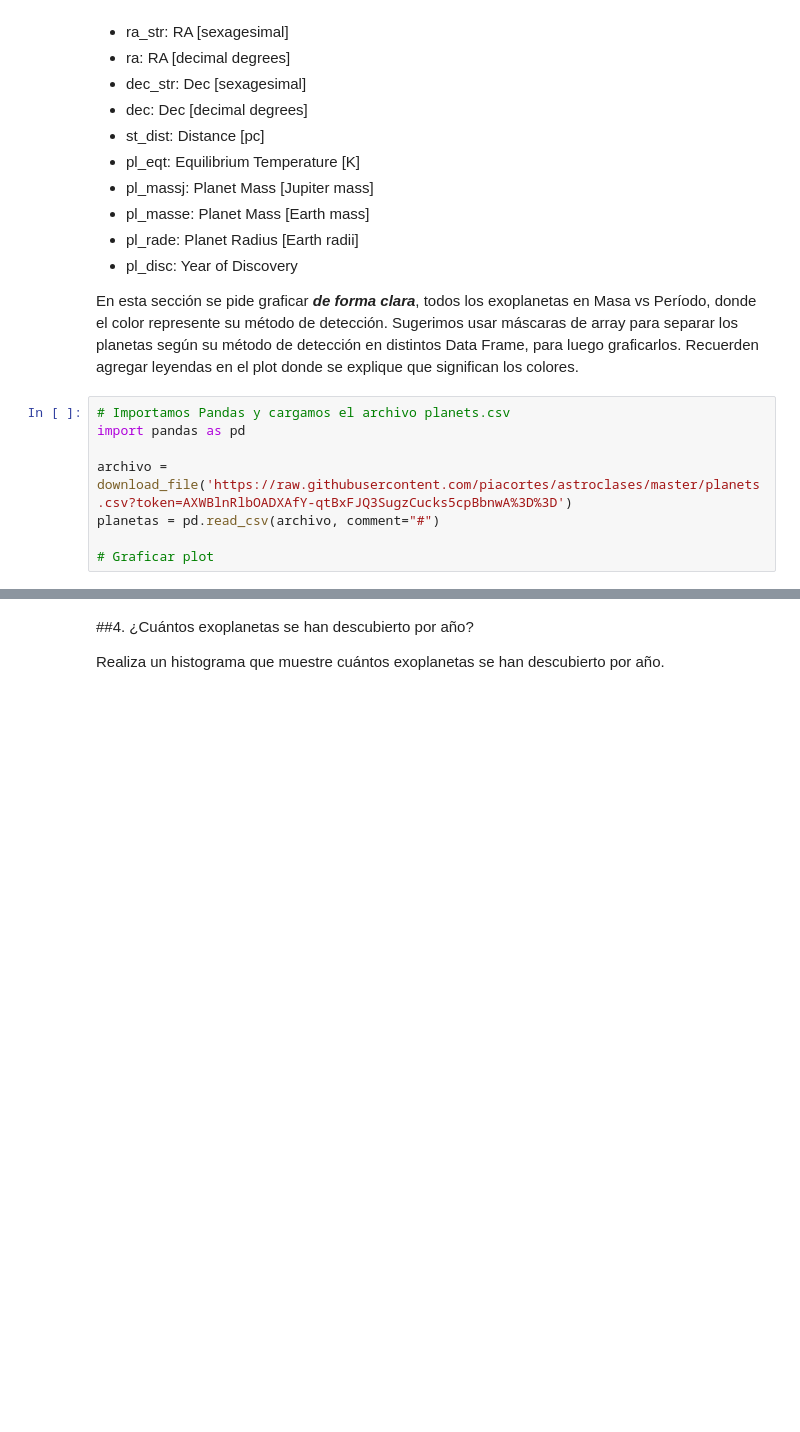
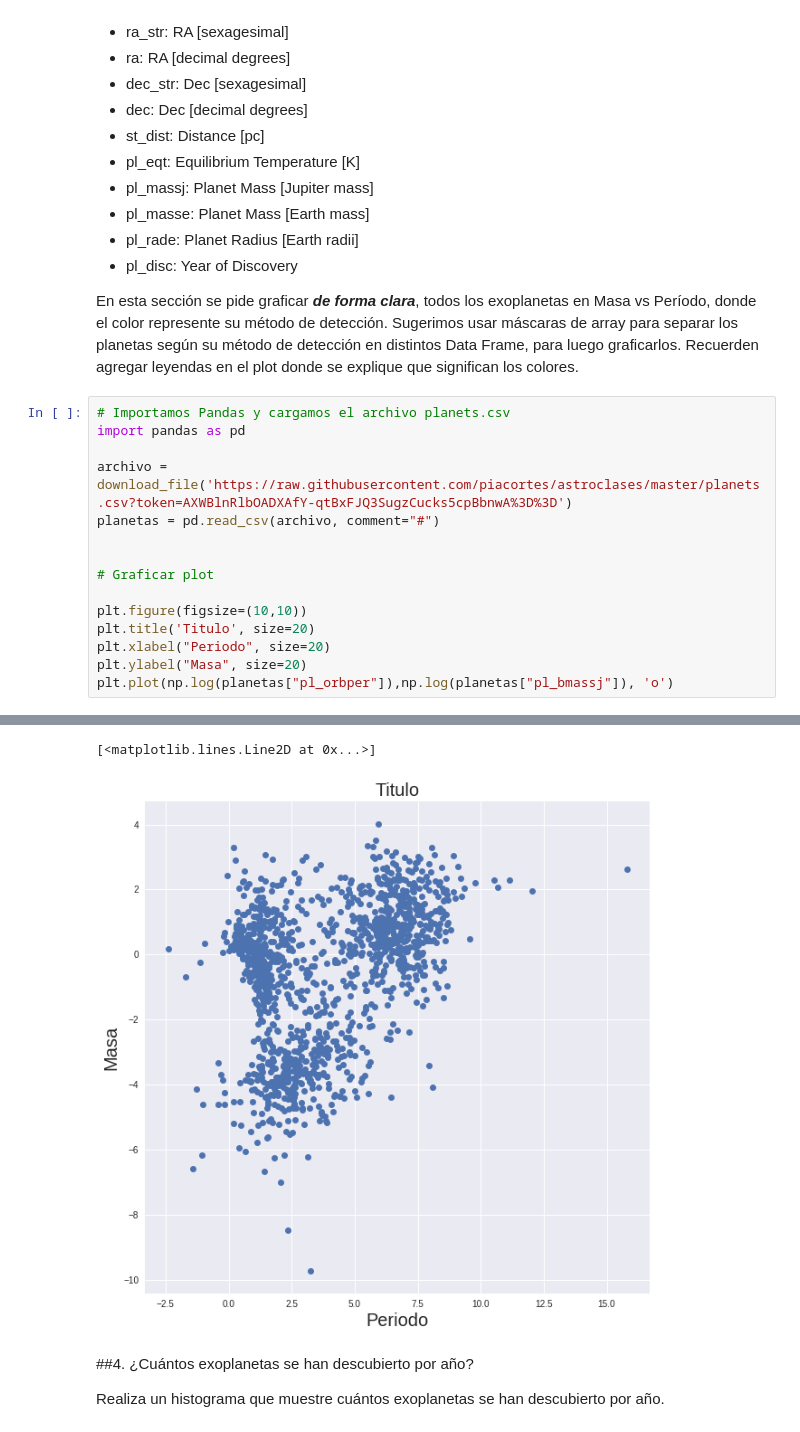
Before and after one commit to PaulaBDS/minitarea3, a Jupyter notebook: minitarea3.ipynb, the cells around one changed output, grey strips where cells are left out. Saved outputs shown, nothing was run; the diff lists cells and outputs as text; blank space fills up the shorter version.

```diff
--- a/minitarea3.ipynb
+++ b/minitarea3.ipynb
@@ -201,4 +199,12 @@ import pandas as pd
 archivo = download_file('https://raw.githubusercontent.com/piacortes/astroclases/master/planets.csv?token=AXWBlnRlbOADXAfY-qtBxFJQ3SugzCucks5cpBbnwA%3D%3D')
 planetas = pd.read_csv(archivo, comment="#")
 
+
 # Graficar plot
+
+plt.figure(figsize=(10,10))
+plt.title('Titulo', size=20)
+plt.xlabel("Periodo", size=20)
+plt.ylabel("Masa", size=20)
+plt.plot(np.log(planetas["pl_orbper"]),np.log(planetas["pl_bmassj"]), 'o')
+# %% [output]
@@ -205,3 +212,5 @@ planetas = pd.read_csv(archivo, comment="#")
+[<matplotlib.lines.Line2D at 0x...>]
+[figure, added]
 # %% [markdown]
 ##4. ¿Cuántos exoplanetas se han descubierto por año?
 
```
Also changed, not shown: parts of 2 cells of this notebook.
